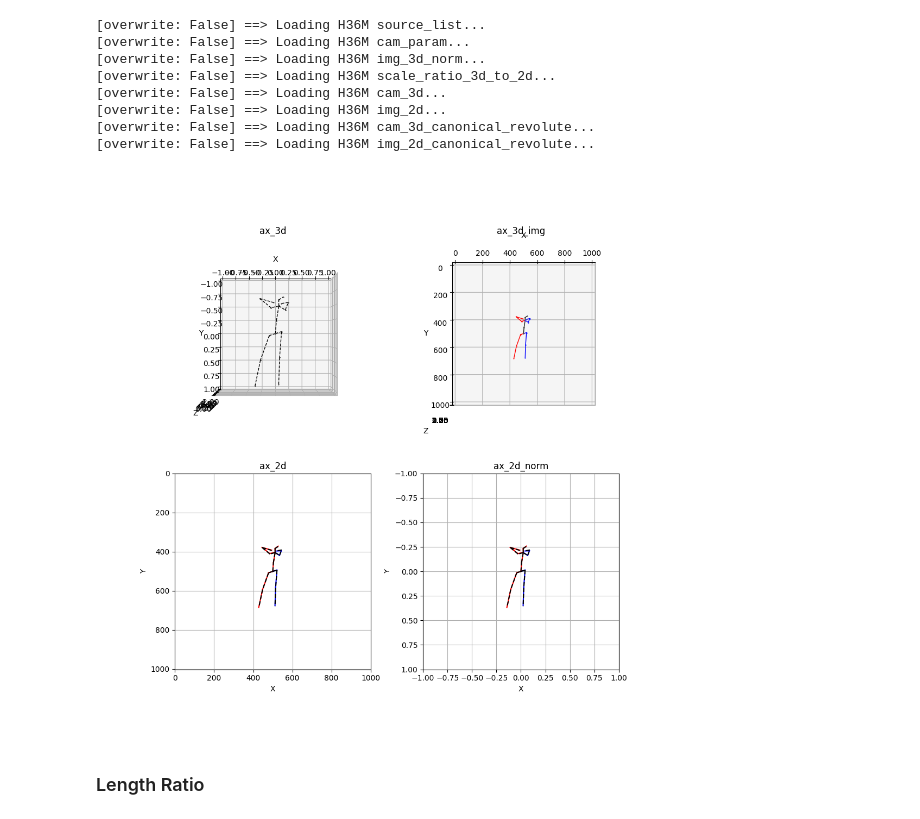
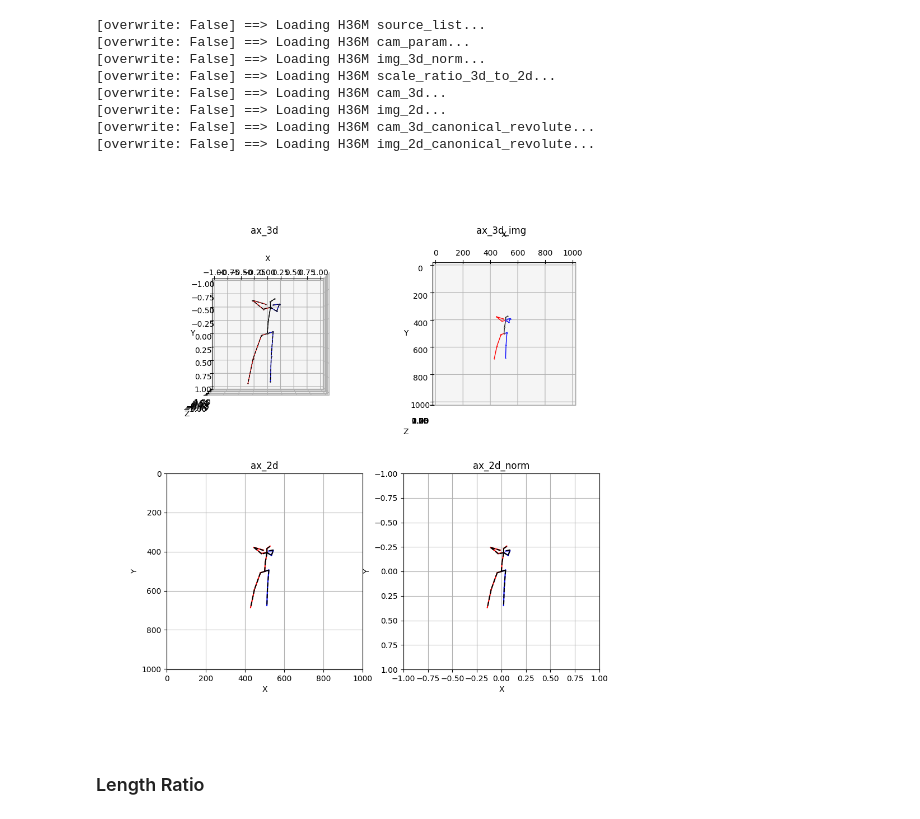
Before and after one commit to hoo223/MotionBERT, a Jupyter notebook: custom_codes/scale_consistency/scale_consistency_analysis.ipynb, the cells around one changed output. Saved outputs shown, nothing was run; the diff lists cells and outputs as text; code cells hidden in the pictures.

```diff
--- a/custom_codes/scale_consistency/scale_consistency_analysis.ipynb
+++ b/custom_codes/scale_consistency/scale_consistency_analysis.ipynb
@@ -179,6 +179,7 @@ cam_3d_canonical_revolute = data['cam_3d_canonical_revolute'][subject][action][c
 img_2d_canonical_revolute = data['img_2d_canonical_revolute'][subject][action][cam_id].copy()
 
 cam_3d_canonical_revolute_hat = cam_3d_canonical_revolute.copy() - cam_3d_canonical_revolute[:, 0, None]
+img_2d_canonical_revolute_centered = img_2d_canonical_revolute.copy() - img_2d_canonical_revolute[:, 0, None] + [W//2, H//2]
 img_2d_canonical_revolute_norm = normalize_input(img_2d_canonical_revolute, W, H)
 img_2d_canonical_revolute_norm_centered = img_2d_canonical_revolute_norm.copy() - img_2d_canonical_revolute_norm[:, 0, None]
 
@@ -192,37 +193,37 @@ img_25d_hat = img_3d_norm_hat / scale_ratio_3d_to_2d[:, None, None]
 %matplotlib widget
 frame_num = 1000
 configs = {
-    'ax_3d': {'type': '3d', 'loc': 221, 'mode': 'cam', 'xlim': [-1, 1], 'ylim': [-1, 1], 'zlim': [0, 2]},
+    'ax_3d': {'type': '3d', 'loc': 221, 'mode': 'cam', 'xlim': [-1, 1], 'ylim': [-1, 1], 'zlim': [-1, 1]},
     'ax_3d_img': {'type': '3d', 'loc': 222, 'mode': 'cam', 'xlim': [0, W], 'ylim': [0, H], 'zlim': [0, 2]},
     'ax_2d': {'type': '2d', 'loc': 223, 'W': W, 'H': H},
     'ax_2d_norm': {'type': '2d', 'loc': 224, 'normalize': True},
 }
 
 fig, axs = generate_axes(2, configs, figsize=[10, 10], fig_title='')
 plot_pose_setting = [
-    #('ax_3d', cam_3d_canonical_revolute_hat,        {'color': '', 'label': ''}),
+    ('ax_3d', cam_3d_canonical_revolute_hat,        {'color': '', 'label': ''}),
     ('ax_3d', img_25d_hat,                          {'color': 'k', 'linestyle': '--', 'label': ''}),
     #('ax_3d', img_3d_norm,                       {'color': 'k', 'linestyle': '--', 'label': ''}),
     ('ax_3d_img', img_3d_hat,                       {'color': '', 'label': ''}),
     ('ax_2d', img_2d_canonical_revolute_centered,   {'color': '', 'label': ''}),
     ('ax_2d', img_3d_xy,                            {'color': 'k', 'linestyle': '--', 'label': ''}),
     ('ax_2d_norm', img_2d_canonical_revolute_norm_centered,  {'color': '', 'label': ''}),
     ('ax_2d_norm', img_3d_norm_xy,                  {'color': 'k', 'linestyle': '--', 'label': ''}),
 ]
 axs['ax_2d_norm'].grid(True)
 
 general_plot_func(axs, configs, plot_pose_setting, frame_num)
 axs['ax_2d'].grid(True)
 
 # draw line
 # for key in ['R_elbow', 'L_shoulder', 'L_wrist', 'Head']:
 #     joint_idx = get_h36m_keypoint_index(key)
 #     point1 = img_2d_canonical_revolute_norm_centered[frame_num, joint_idx]
 #     point2 = img_3d_norm_xy[frame_num, joint_idx]
 #     axs['ax_2d_norm'] = draw_line_through_points(axs['ax_2d_norm'], point1[0], point1[1], point2[0], point2[1])
 
 plt.show()
 # %% [output]
-[figure, old version]
+[figure, new version]
 # %% [markdown]
 ### Length Ratio
```
Also changed, not shown: parts of 7 cells of this notebook.
